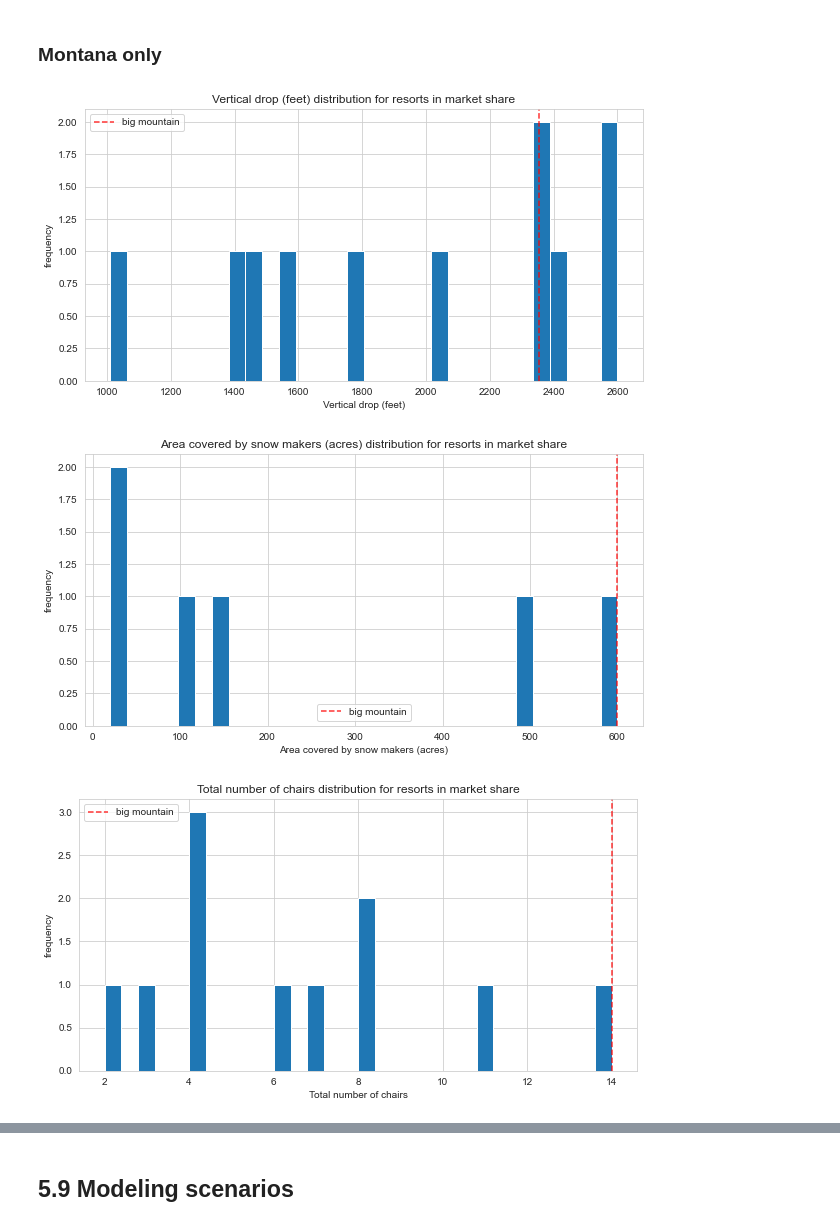
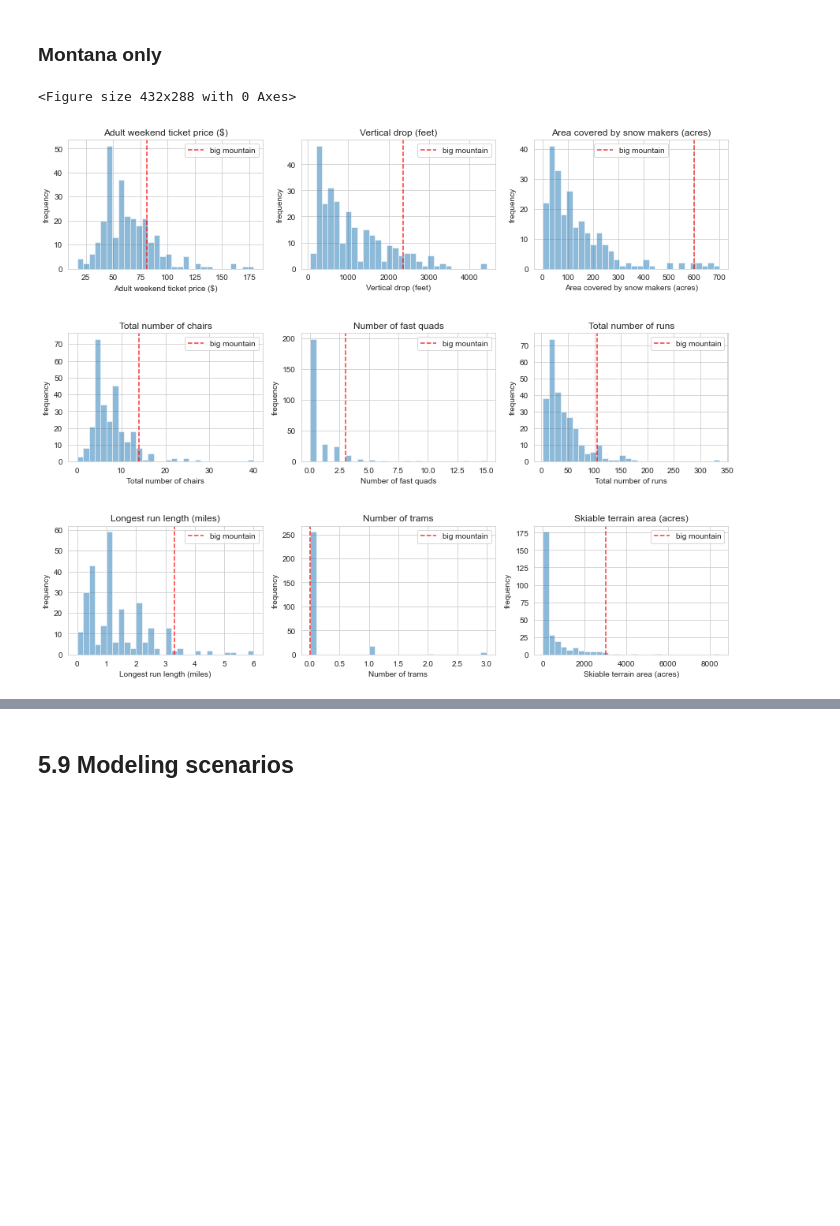
Before and after one commit to cjlcoursework/DataScienceGuidedCapstone, a Jupyter notebook: Notebooks/05_modeling.ipynb, the cells around one changed output, grey strips where cells are left out. Cells and saved outputs as stored; diff of their text form; code cells hidden in the pictures; blank space fills up the shorter version.

```diff
--- a/Notebooks/05_modeling.ipynb
+++ b/Notebooks/05_modeling.ipynb
@@ -326,13 +365,18 @@ Big Mountain is amongst the resorts with the largest amount of skiable terrain.
 # %%
-plot_compare('vertical_drop', 'Vertical drop (feet)', state='Montana')
-plot_compare('Snow Making_ac', 'Area covered by snow makers (acres)', state='Montana')
-plot_compare('total_chairs', 'Total number of chairs', state='Montana')
-plot_compare('fastQuads', 'Number of fast quads', state='Montana')
-plot_compare('Runs', 'Total number of runs', state='Montana')
-plot_compare('LongestRun_mi', 'Longest run length (miles)', state='Montana')
-plot_compare('trams', 'Number of trams', state='Montana')
-plot_compare('SkiableTerrain_ac', 'Skiable terrain area (acres)', state='Montana')
+state= None
+plt.clf()
+fig = plt.figure(figsize=(15,12))
+fig.subplots_adjust(hspace=.5)
+
+plot_compare_grid(1, 'AdultWeekend', 'Adult weekend ticket price ($)', state=state)
+plot_compare_grid(2,'vertical_drop', 'Vertical drop (feet)', state=state)
+plot_compare_grid(3,'Snow Making_ac', 'Area covered by snow makers (acres)', state=state)
+plot_compare_grid(4, 'total_chairs', 'Total number of chairs', state=state)
+plot_compare_grid(5,'fastQuads', 'Number of fast quads', state=state)
+plot_compare_grid(6,'Runs', 'Total number of runs', state=state)
+plot_compare_grid(7,'LongestRun_mi', 'Longest run length (miles)', state=state)
+plot_compare_grid(8,'trams', 'Number of trams', state=state)
+plot_compare_grid(9,'SkiableTerrain_ac', 'Skiable terrain area (acres)', state=state)
 # %% [output]
+<Figure size 432x288 with 0 Axes>
-[figure, old version]
+[figure, new version]
-[figure, removed]
-[figure, removed]
```
Also changed, not shown: parts of 4 cells of this notebook, 4 other files.
